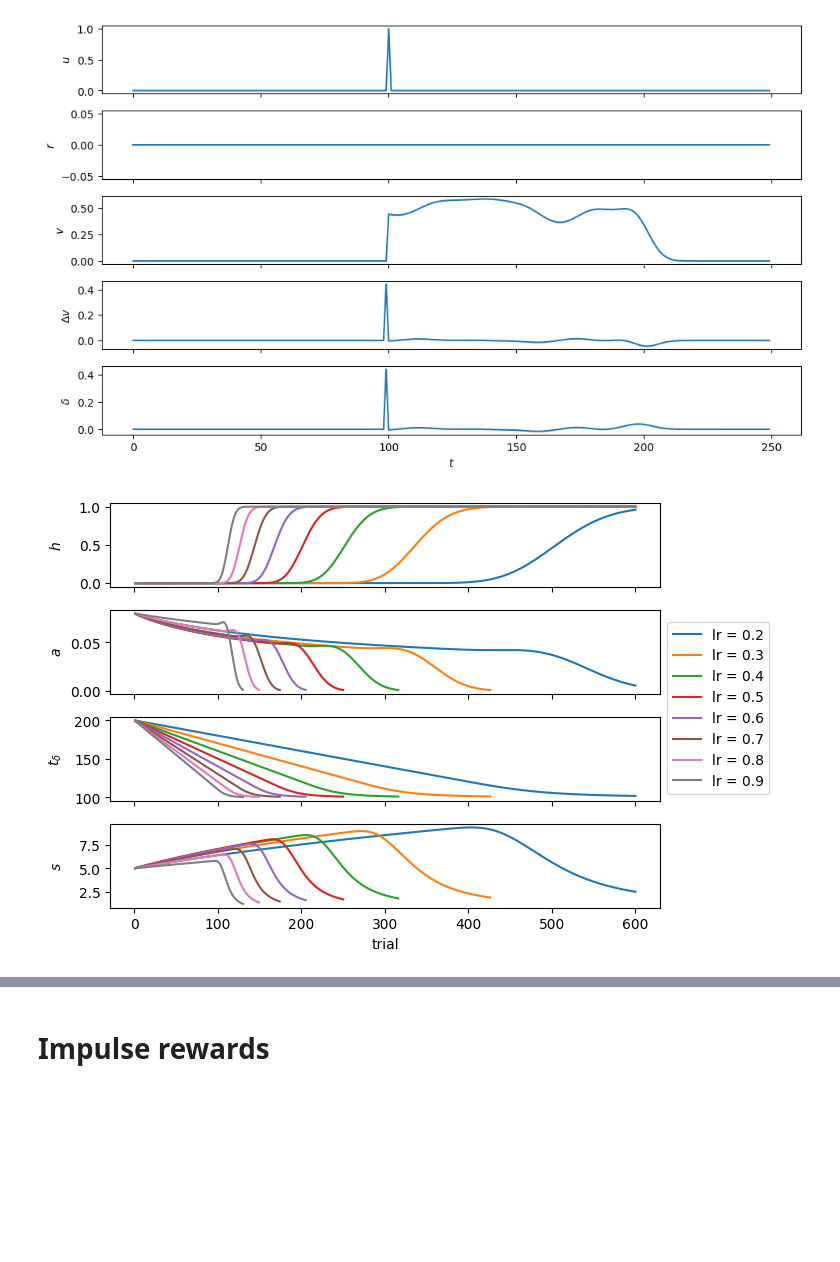
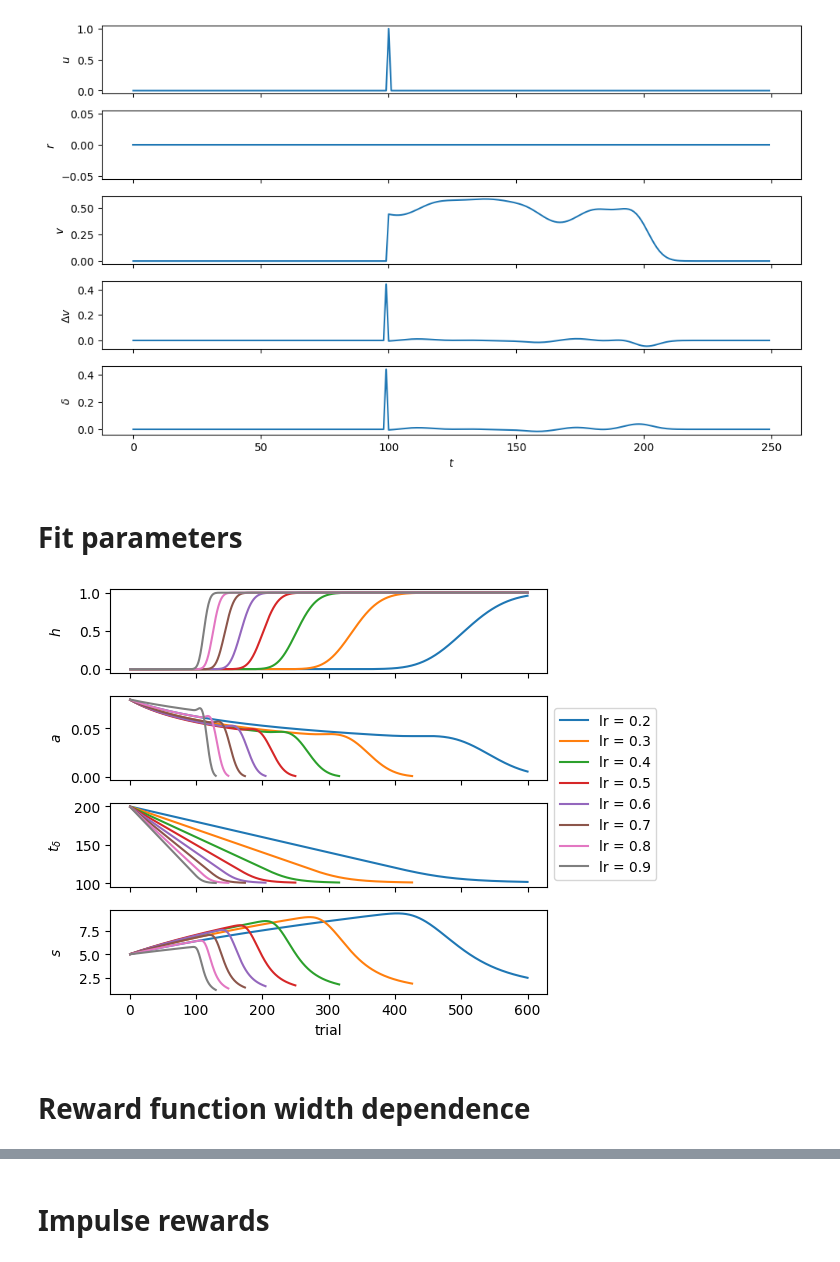
Before and after one commit to mavoeh/RL_hw1, a Jupyter notebook: homework1.ipynb, the cells around one changed output, grey strips where cells are left out. Drawn from its saved outputs; the diff is of its cells as text; code cells hidden in the pictures; blank space fills up the shorter version.

```diff
--- a/homework1.ipynb
+++ b/homework1.ipynb
@@ -178,32 +194,37 @@ axs[-1].set_xlabel("$t$")
 fig.tight_layout()
 # %% [output]
 [figure]
+# %% [markdown]
+# Fit parameters
 # %%
 T = 250
 n_trials = 600
 trials = np.array(range(n_trials+1))
 t_array = np.arange(T, dtype=int)
 
 fig, axs = plt.subplots(4, 1, sharex=True)
 for lr in np.arange(0.2,1,0.1):
     u, r, v, delta_v, delta, w, popt = simulate(t_array, 5, n_trials, 250, lr)
 
     labels = ["$h$", "$a$", "$t_\delta$", "$s$"]
     for i in range(4):
         if i == 0:
             axs[i].plot(trials[1:], popt[1:,i], label = f"lr = {lr:.1f}")
         else:
             axs[i].plot(trials[1:][popt[1:,1] > 1e-3], popt[1:,i][popt[1:,1] > 1e-3], label = f"lr = {lr:.1f}")
         axs[i].set_ylabel(labels[i])
     axs[-1].set_xlabel("trial")
 
 fig.tight_layout()
 fig.align_labels(axs)
+fig.subplots_adjust(right=0.8)
 axs[2].legend(loc="lower left", bbox_to_anchor=(1,0))
-
+fig.savefig("lr.pdf")
 plt.show()
 # %% [output]
-[figure, old version]
+[figure, new version]
+# %% [markdown]
+# Reward function width dependence
 # %%
 T = 250
 n_trials = 300
```
Also changed, not shown: parts of 12 cells of this notebook, 9 other files.
